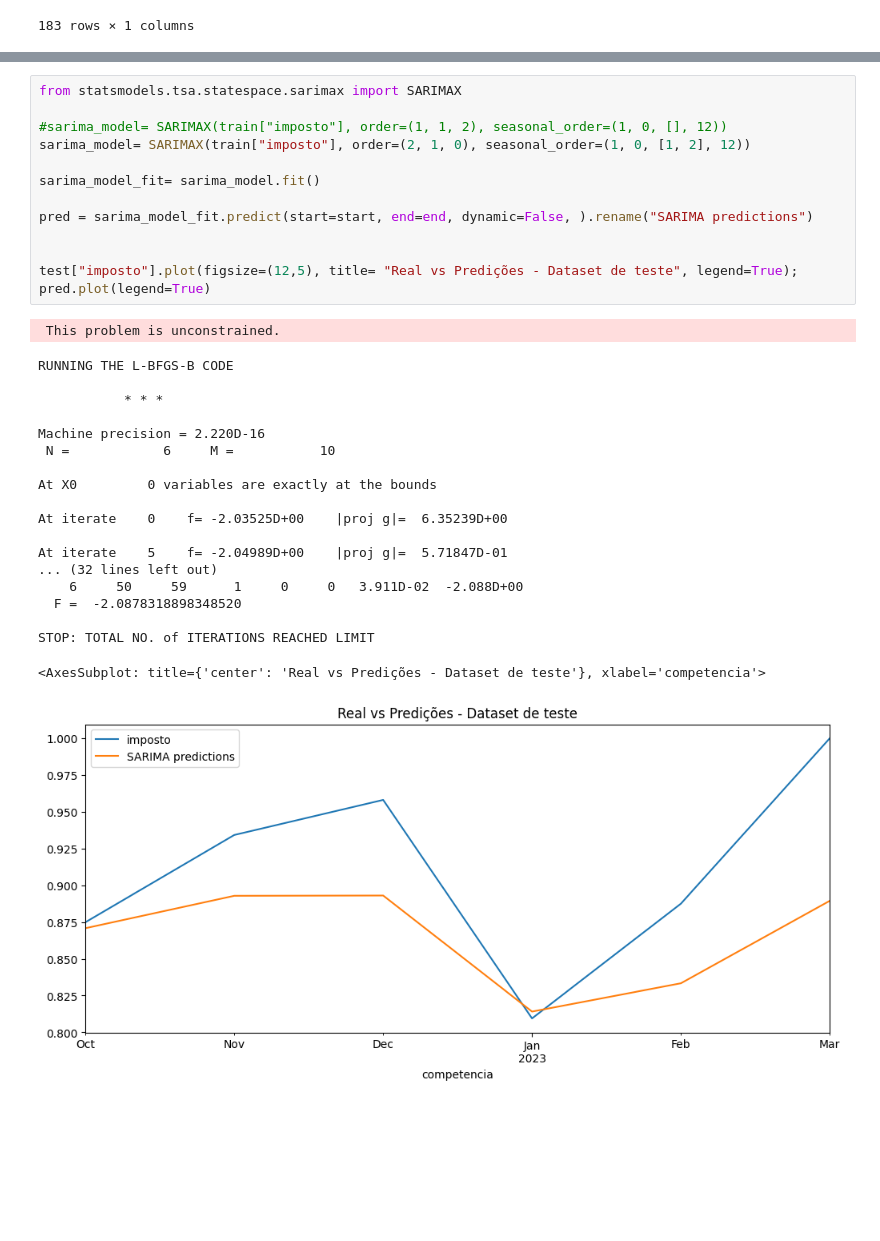
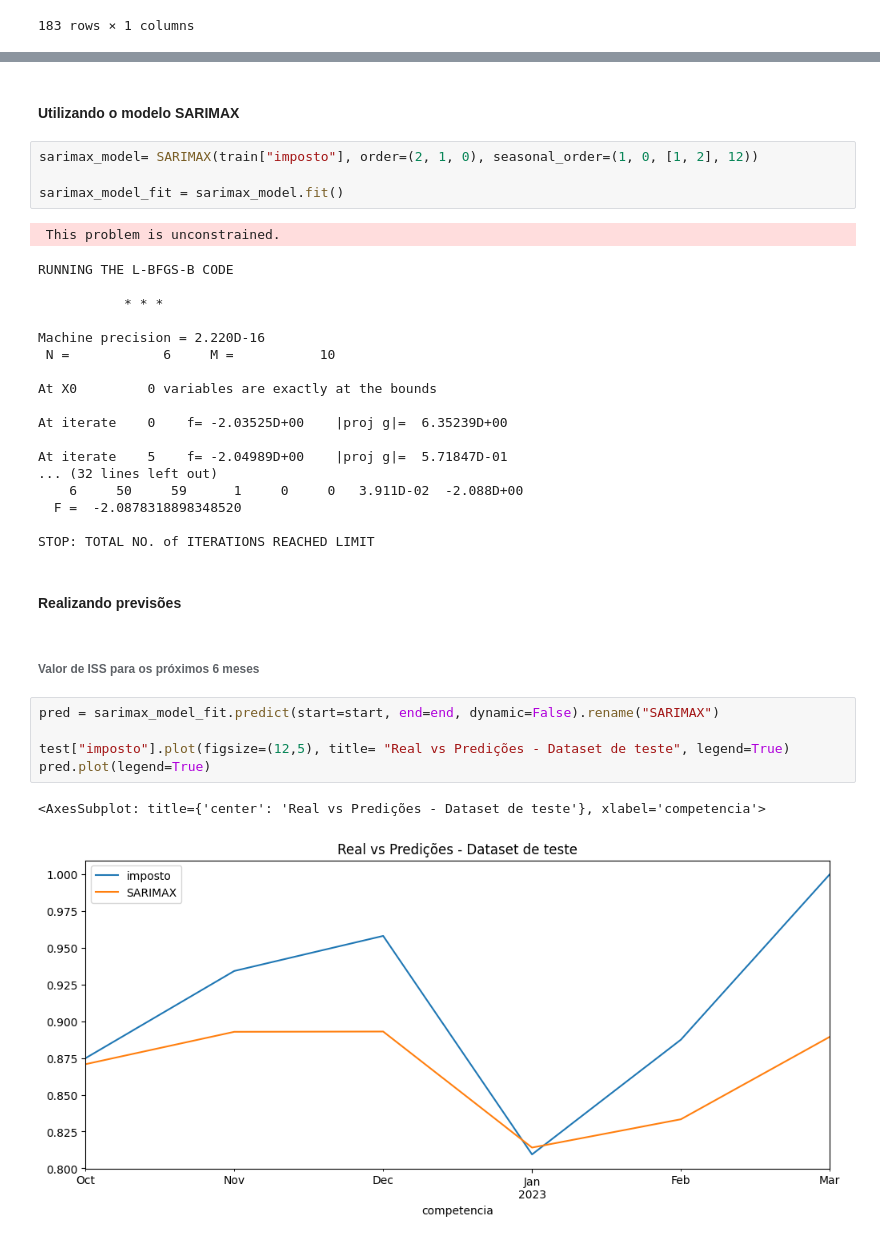
Before and after one commit to GiancarloPandini/TrabalhoFinalIA, a Jupyter notebook: Notebooks/CriacaoModeloMunicipio.ipynb, the cells around one changed output, grey strips where cells are left out. Saved outputs shown, nothing was run; the diff lists cells and outputs as text; blank space fills up the shorter version.

```diff
--- a/Notebooks/CriacaoModeloMunicipio.ipynb
+++ b/Notebooks/CriacaoModeloMunicipio.ipynb
@@ -261,37 +198,40 @@ SARIMAX Results
 | Prob(H) (two-sided): | 0.00 | Kurtosis: | 7.02 |
 Warnings:
 [1] Covariance matrix calculated using the outer product of gradients (complex-step).
+# %% [markdown]
+#### Utilizando o modelo SARIMAX
+# %%
+sarimax_model= SARIMAX(train["imposto"], order=(2, 1, 0), seasonal_order=(1, 0, [1, 2], 12))
+
+sarimax_model_fit = sarimax_model.fit()
+# %% [output]
+ This problem is unconstrained.
+RUNNING THE L-BFGS-B CODE
+
+           * * *
+
+Machine precision = 2.220D-16
+ N =            6     M =           10
+
+At X0         0 variables are exactly at the bounds
+
+At iterate    0    f= -2.03525D+00    |proj g|=  6.35239D+00
+
+At iterate    5    f= -2.04989D+00    |proj g|=  5.71847D-01
+... (32 lines left out)
+    6     50     59      1     0     0   3.911D-02  -2.088D+00
+  F =  -2.0878318898348520
+
+STOP: TOTAL NO. of ITERATIONS REACHED LIMIT
+# %% [markdown]
+#### Realizando previsões
+# %% [markdown]
+###### Valor de ISS para os próximos 6 meses
 # %%
-from statsmodels.tsa.statespace.sarimax import SARIMAX
+pred = sarimax_model_fit.predict(start=start, end=end, dynamic=False).rename("SARIMAX")
 
-#sarima_model= SARIMAX(train["imposto"], order=(1, 1, 2), seasonal_order=(1, 0, [], 12))
-sarima_model= SARIMAX(train["imposto"], order=(2, 1, 0), seasonal_order=(1, 0, [1, 2], 12))
-
-sarima_model_fit= sarima_model.fit()
-
-pred = sarima_model_fit.predict(start=start, end=end, dynamic=False, ).rename("SARIMA predictions")
-
-
-test["imposto"].plot(figsize=(12,5), title= "Real vs Predições - Dataset de teste", legend=True);
+test["imposto"].plot(figsize=(12,5), title= "Real vs Predições - Dataset de teste", legend=True)
 pred.plot(legend=True)
 # %% [output]
- This problem is unconstrained.
+<AxesSubplot: title={'center': 'Real vs Predições - Dataset de teste'}, xlabel='competencia'>
-RUNNING THE L-BFGS-B CODE
-
-           * * *
-
-Machine precision = 2.220D-16
- N =            6     M =           10
-
-At X0         0 variables are exactly at the bounds
-
-At iterate    0    f= -2.03525D+00    |proj g|=  6.35239D+00
-
-At iterate    5    f= -2.04989D+00    |proj g|=  5.71847D-01
-... (32 lines left out)
-    6     50     59      1     0     0   3.911D-02  -2.088D+00
-  F =  -2.0878318898348520
-
-STOP: TOTAL NO. of ITERATIONS REACHED LIMIT
-<AxesSubplot: title={'center': 'Real vs Predições - Dataset de teste'}, xlabel='competencia'>
-[figure, old version]
+[figure, new version]
```
Also changed, not shown: parts of 36 cells of this notebook, 1 other file.
